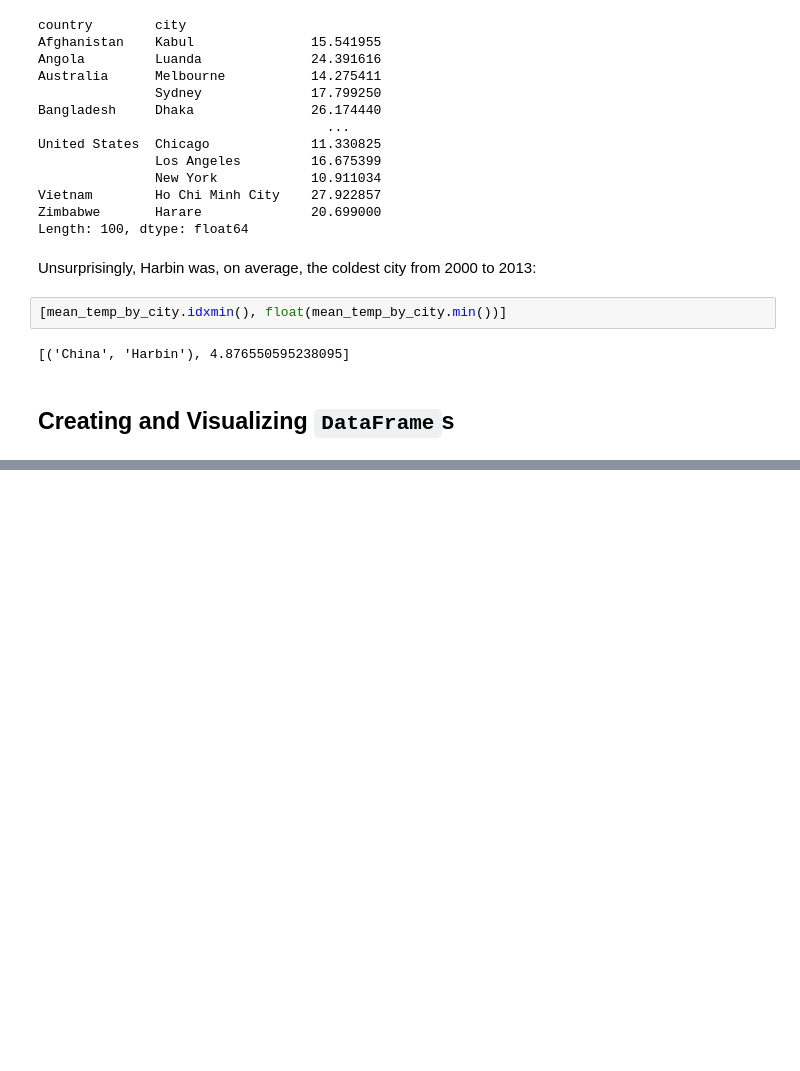
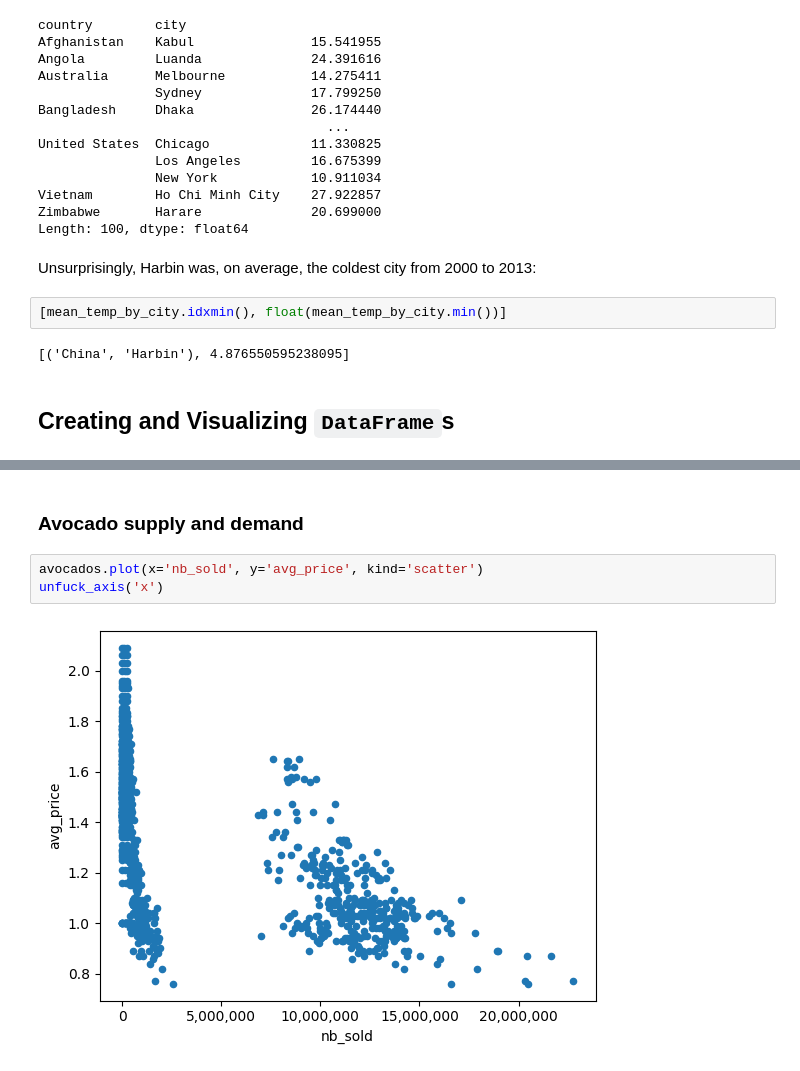
Before and after one commit to readyready15728/datacamp-python-notebooks, a Jupyter notebook: data-manipulation-with-pandas/data_manipulation_with_pandas.ipynb, the cells around one changed output, grey strips where cells are left out. Drawn from its saved outputs; the diff is of its cells as text; blank space fills up the shorter version.

```diff
--- a/data-manipulation-with-pandas/data_manipulation_with_pandas.ipynb
+++ b/data-manipulation-with-pandas/data_manipulation_with_pandas.ipynb
@@ -1342,0 +1443,7 @@ Unsurprisingly, Harbin was, on average, the coldest city from 2000 to 2013:
+# %% [markdown]
+### Avocado supply and demand
+# %%
+avocados.plot(x='nb_sold', y='avg_price', kind='scatter')
+unfuck_axis('x')
+# %% [output]
+[figure, added]
```
Also changed, not shown: parts of 19 cells of this notebook.
